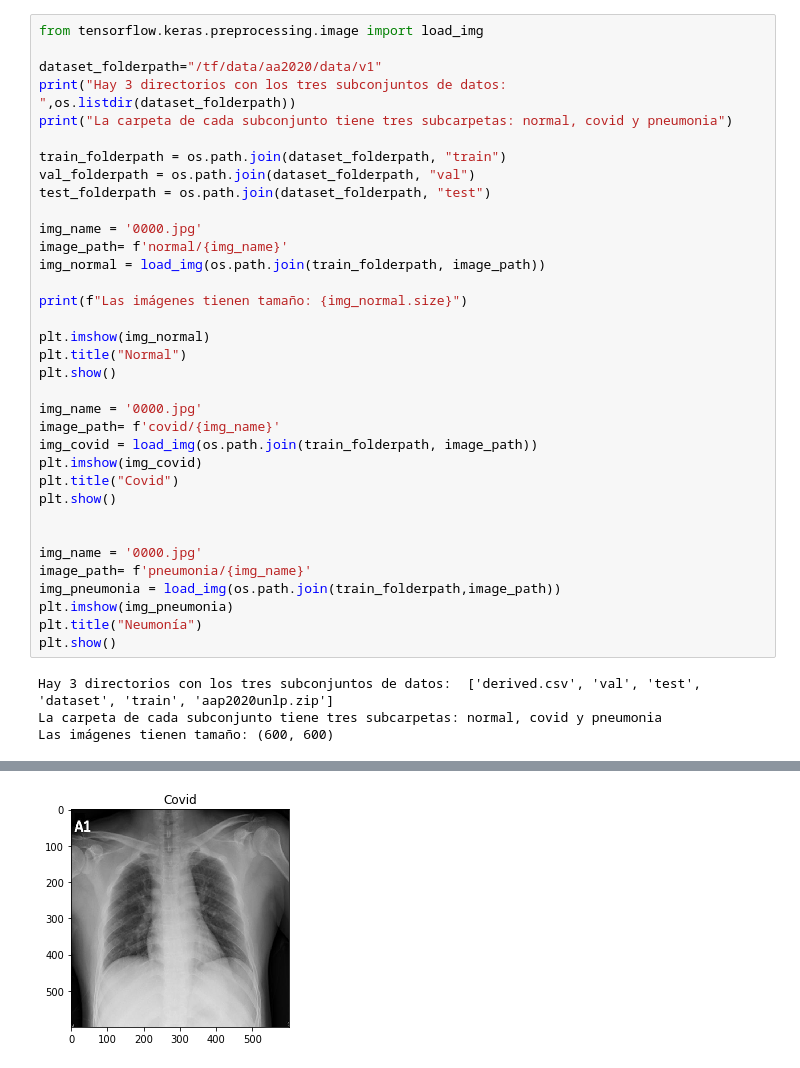
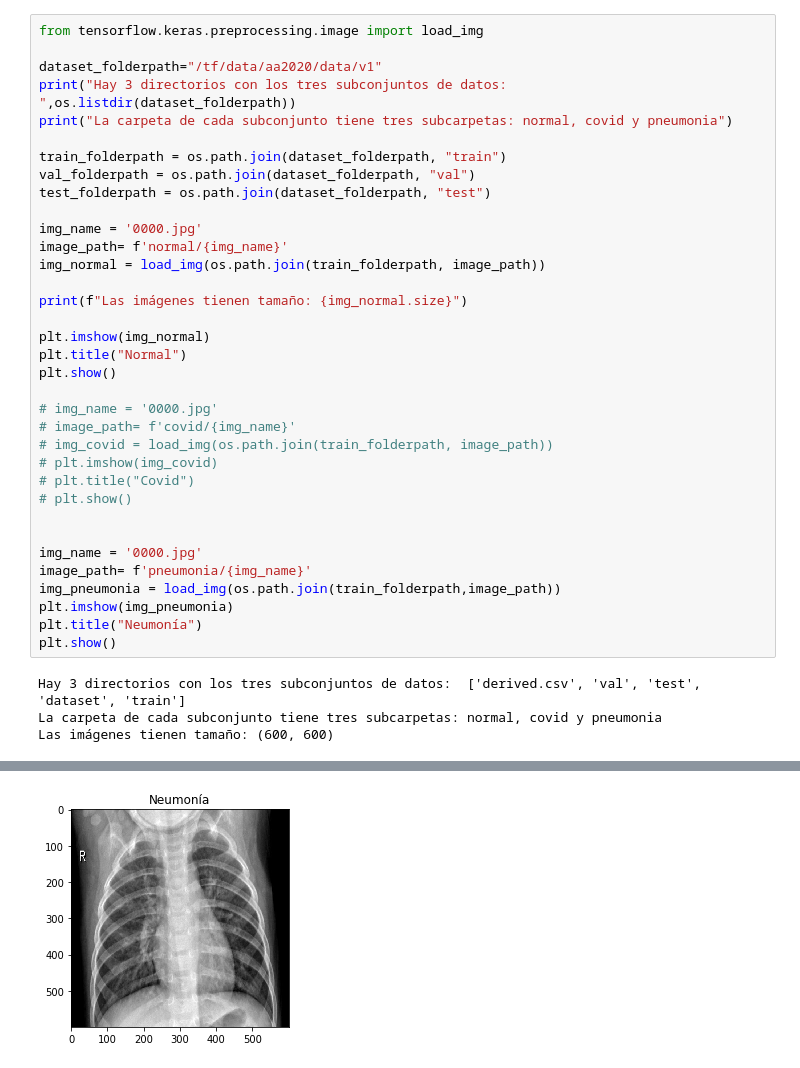
Before and after one commit to ulises-jeremias/aa2020unlp-covid-19-xray, a Jupyter notebook: src/notebooks/example.ipynb, the cells around one changed output, grey strips where cells are left out. Drawn from its saved outputs; the diff is of its cells as text.

```diff
--- a/src/notebooks/example.ipynb
+++ b/src/notebooks/example.ipynb
@@ -57,12 +57,12 @@ plt.imshow(img_normal)
 plt.title("Normal")
 plt.show()
 
-img_name = '0000.jpg'
-image_path= f'covid/{img_name}'
-img_covid = load_img(os.path.join(train_folderpath, image_path))
-plt.imshow(img_covid)
-plt.title("Covid")
-plt.show()
+# img_name = '0000.jpg'
+# image_path= f'covid/{img_name}'
+# img_covid = load_img(os.path.join(train_folderpath, image_path))
+# plt.imshow(img_covid)
+# plt.title("Covid")
+# plt.show()
 
 
 img_name = '0000.jpg'
@@ -72,6 +72,6 @@ plt.imshow(img_pneumonia)
 plt.title("Neumonía")
 plt.show()
 # %% [output]
-Hay 3 directorios con los tres subconjuntos de datos:  ['derived.csv', 'val', 'test', 'dataset', 'train', 'aap2020unlp.zip']
+Hay 3 directorios con los tres subconjuntos de datos:  ['derived.csv', 'val', 'test', 'dataset', 'train']
 La carpeta de cada subconjunto tiene tres subcarpetas: normal, covid y pneumonia
 Las imágenes tienen tamaño: (600, 600)
@@ -79 +79 @@ Las imágenes tienen tamaño: (600, 600)
-[figure, old version]
+[figure, new version]
```
Also changed, not shown: parts of 10 cells of this notebook, 6 other files.
